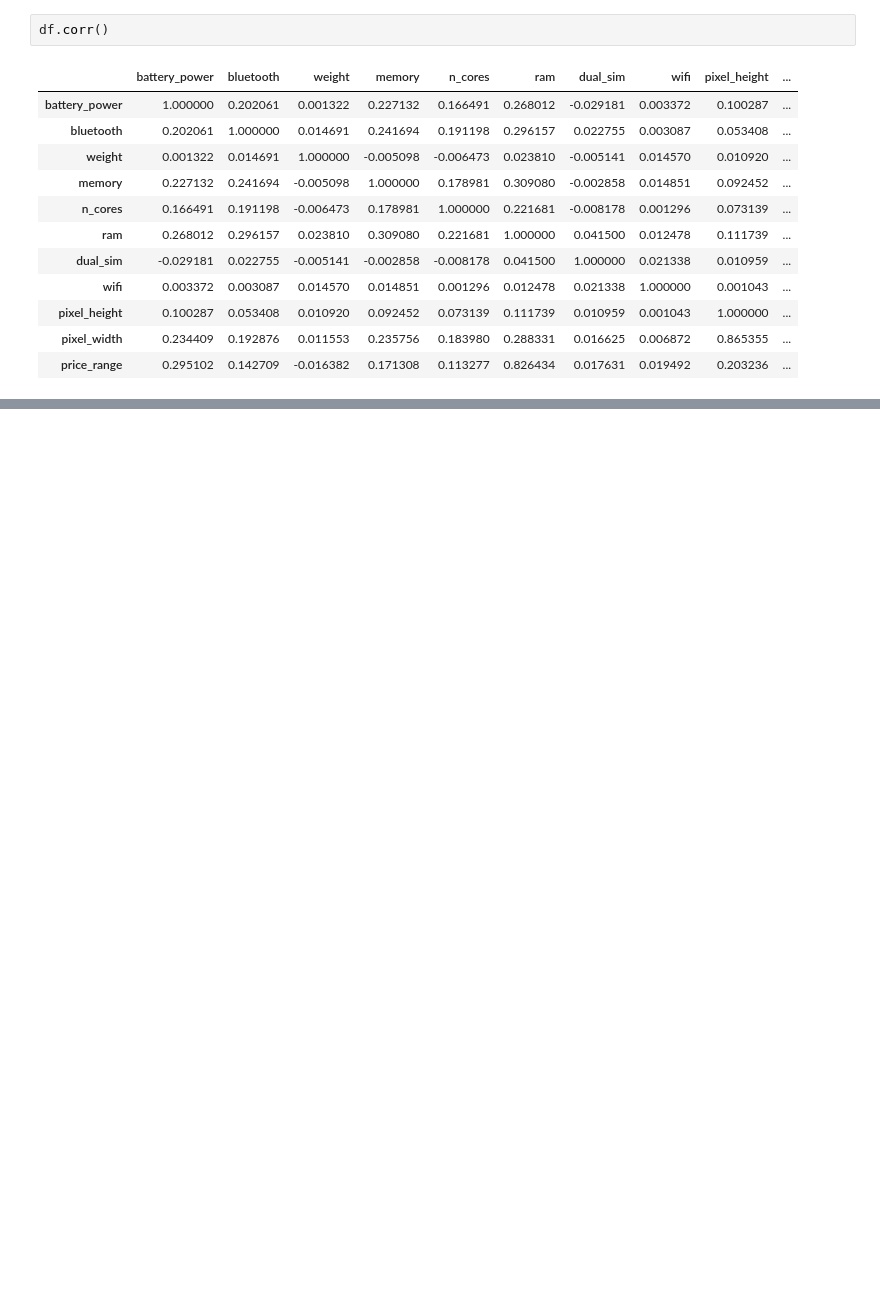
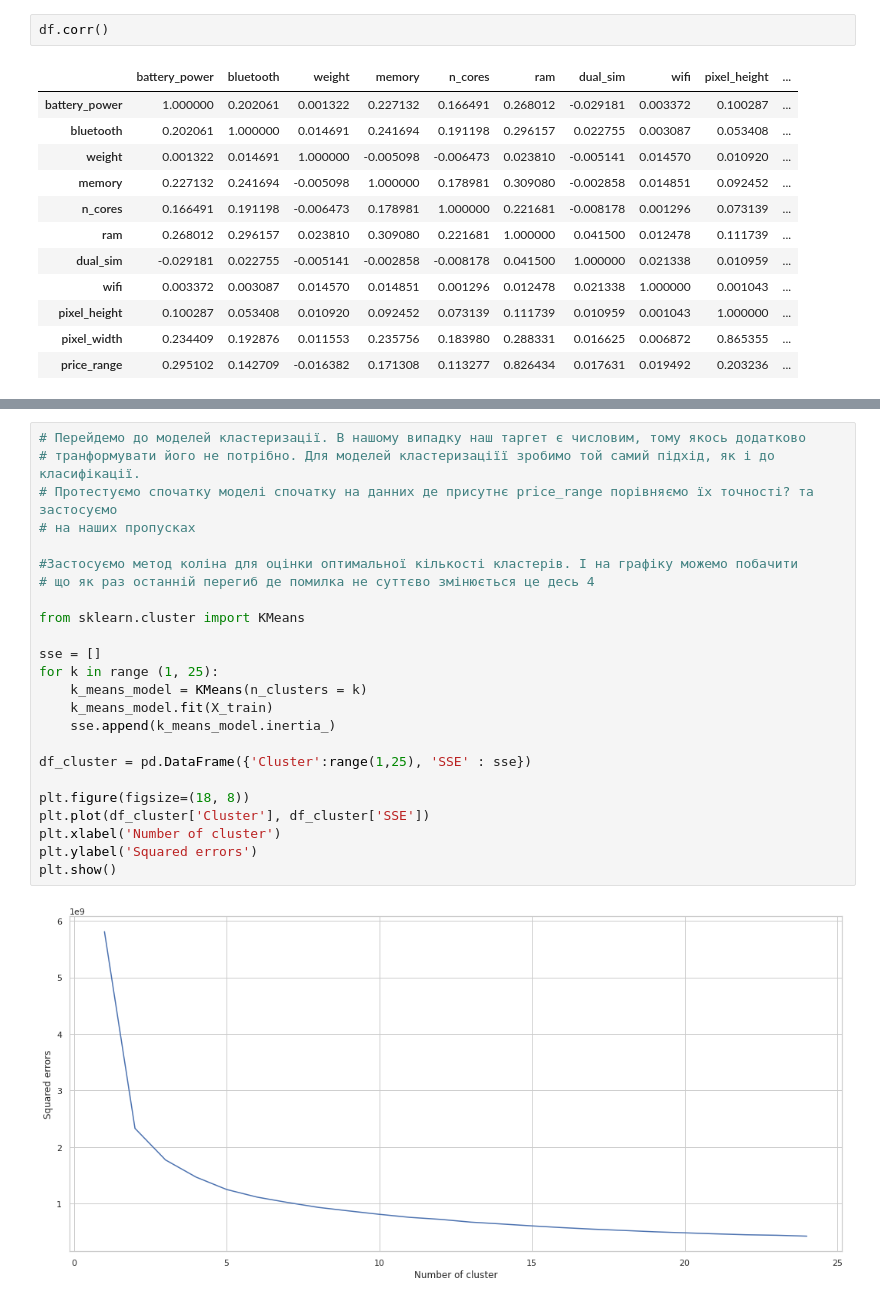
Before and after one commit to Illidan777/rbd_hw, a Jupyter notebook: hw8/hw8.ipynb, the cells around one changed output, grey strips where cells are left out. Cells and saved outputs as stored; diff of their text form; blank space fills up the shorter version.

```diff
--- a/hw8/hw8.ipynb
+++ b/hw8/hw8.ipynb
@@ -532,0 +774,26 @@ linear_regression.predict(X_test)
+# %%
+# Перейдемо до моделей кластеризації. В нашому випадку наш таргет є числовим, тому якось додатково
+# транформувати його не потрібно. Для моделей кластеризаціїї зробимо той самий підхід, як і до класифікації.
+# Протестуємо спочатку моделі спочатку на данних де присутнє price_range порівняємо їх точності? та застосуємо
+# на наших пропусках
+
+#Застосуємо метод коліна для оцінки оптимальної кількості кластерів. І на графіку можемо побачити
+# що як раз останній перегиб де помилка не суттєво змінюється це десь 4
+
+from sklearn.cluster import KMeans
+
+sse = []
+for k in range (1, 25):
+    k_means_model = KMeans(n_clusters = k)
+    k_means_model.fit(X_train)
+    sse.append(k_means_model.inertia_)
+
+df_cluster = pd.DataFrame({'Cluster':range(1,25), 'SSE' : sse})
+
+plt.figure(figsize=(18, 8))
+plt.plot(df_cluster['Cluster'], df_cluster['SSE'])
+plt.xlabel('Number of cluster')
+plt.ylabel('Squared errors')
+plt.show()
+# %% [output]
+[figure, added]
```
Also changed, not shown: parts of 20 cells of this notebook.
